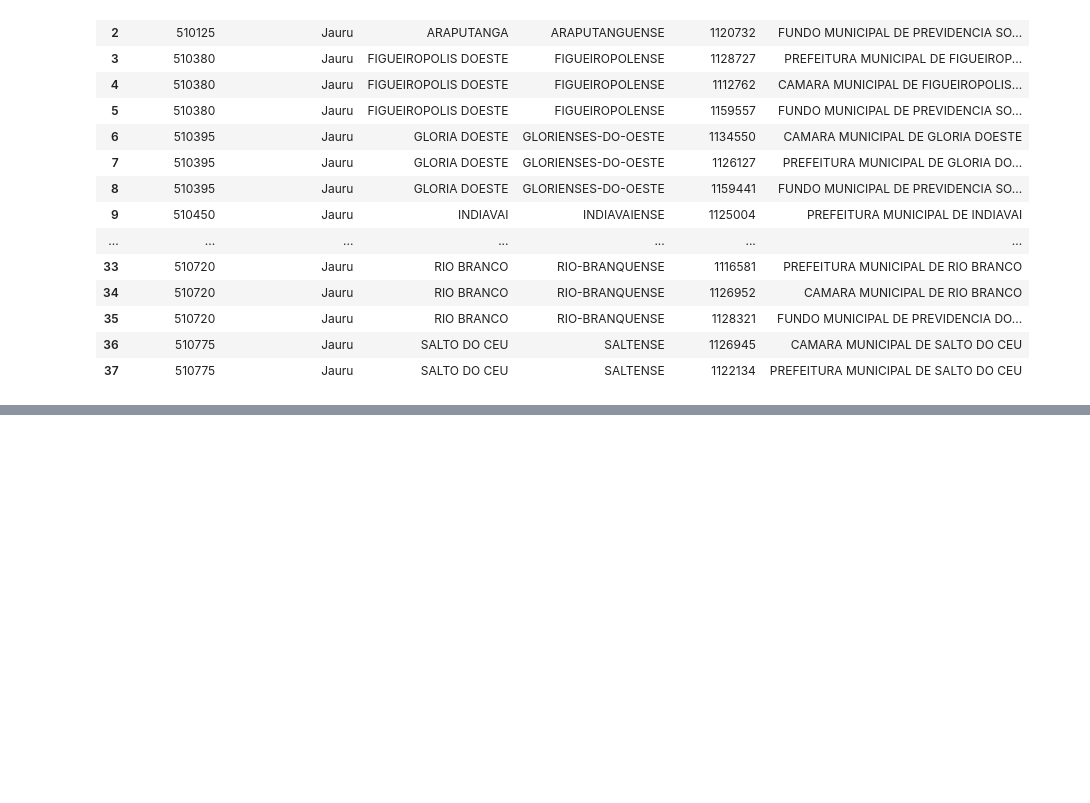
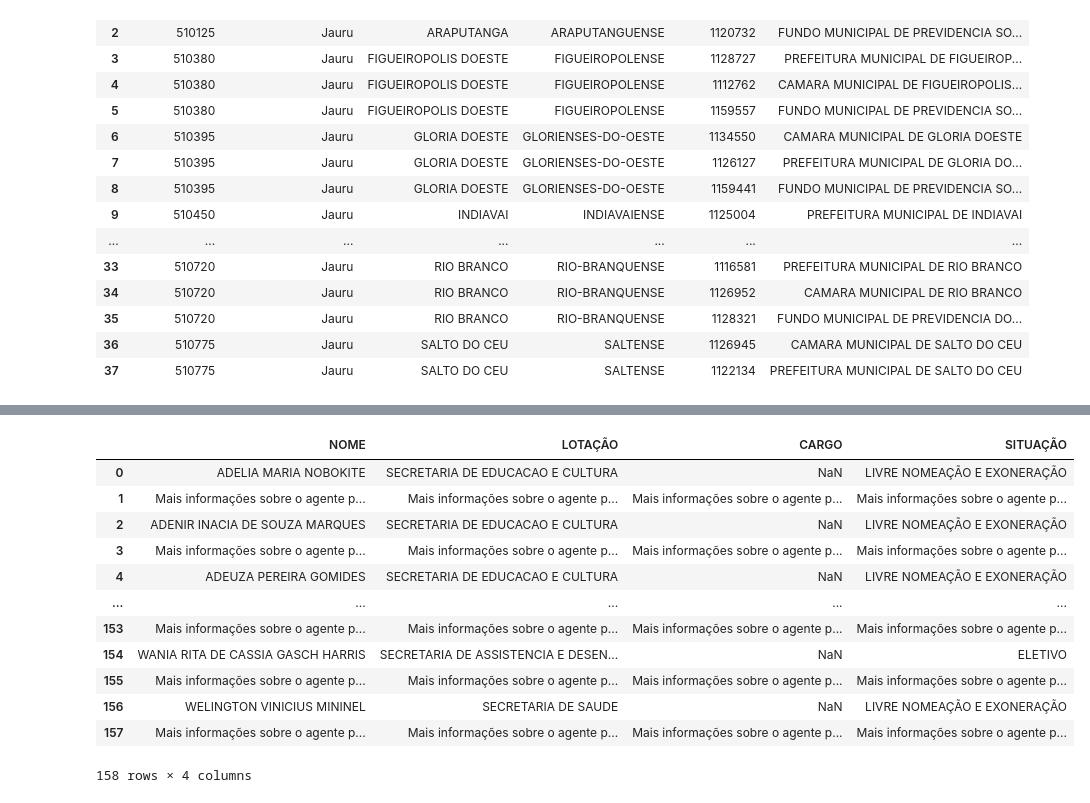
Before and after one commit to ledigofig/Auxilio-Emergencial, a Jupyter notebook: analise_municipios.ipynb, the cells around one changed output, grey strips where cells are left out. Drawn from its saved outputs; the diff is of its cells as text; code cells hidden in the pictures; blank space fills up the shorter version.

Commit message:
Atualização analise Municipios 23/07

```diff
--- a/analise_municipios.ipynb
+++ b/analise_municipios.ipynb
@@ -469,3 +469,6 @@ seleciona_prefeitura
 | 9 | 510715 | Jauru | RESERVA DO CABACAL | RESERVENSE | 1125145 | PREFEITURA MUNICIPAL DE RESERVA D... |
 | 10 | 510720 | Jauru | RIO BRANCO | RIO-BRANQUENSE | 1116581 | PREFEITURA MUNICIPAL DE RIO BRANCO |
 | 11 | 510775 | Jauru | SALTO DO CEU | SALTENSE | 1122134 | PREFEITURA MUNICIPAL DE SALTO DO CEU |
+# %%
+ato_pessoal_tce_anos = list(range(2011,2021))
+print(pessoa_tce_anos)
@@ -471,0 +479,6 @@ seleciona_prefeitura
+# %%
+for x in ato_pessoal_tce_anos:
+    r = requests.get('https://cidadao.tce.mt.gov.br/pessoal/lista?exercicio={}&situacao=situacao[]%3DEFETIVO%26situacao[]%3DELETIVO%26situacao[]%3DLIVRE%2BNOMEA%25C7%25C3O%2BE%2BEXONERA%25C7%25C3O&municipio=510125&ent_codigo=1121375&lotacao='.format(x))
+    print(x)
+
+print(r.text)
@@ -471,0 +503,18 @@ seleciona_prefeitura
+# %%
+dataframetce = pd.read_html(r.text)
+# %%
+dataframetce[1]
+# %% [output]
+|  | NOME | LOTAÇÃO | CARGO | SITUAÇÃO |
+| 0 | ADELIA MARIA NOBOKITE | SECRETARIA DE EDUCACAO E CULTURA | NaN | LIVRE NOMEAÇÃO E EXONERAÇÃO |
+| 1 | Mais informações sobre o agente p... | Mais informações sobre o agente p... | Mais informações sobre o agente p... | Mais informações sobre o agente p... |
+| 2 | ADENIR INACIA DE SOUZA MARQUES | SECRETARIA DE EDUCACAO E CULTURA | NaN | LIVRE NOMEAÇÃO E EXONERAÇÃO |
+| 3 | Mais informações sobre o agente p... | Mais informações sobre o agente p... | Mais informações sobre o agente p... | Mais informações sobre o agente p... |
+| 4 | ADEUZA PEREIRA GOMIDES | SECRETARIA DE EDUCACAO E CULTURA | NaN | LIVRE NOMEAÇÃO E EXONERAÇÃO |
+| ... | ... | ... | ... | ... |
+| 153 | Mais informações sobre o agente p... | Mais informações sobre o agente p... | Mais informações sobre o agente p... | Mais informações sobre o agente p... |
+| 154 | WANIA RITA DE CASSIA GASCH HARRIS | SECRETARIA DE ASSISTENCIA E DESEN... | NaN | ELETIVO |
+| 155 | Mais informações sobre o agente p... | Mais informações sobre o agente p... | Mais informações sobre o agente p... | Mais informações sobre o agente p... |
+| 156 | WELINGTON VINICIUS MININEL | SECRETARIA DE SAUDE | NaN | LIVRE NOMEAÇÃO E EXONERAÇÃO |
+| 157 | Mais informações sobre o agente p... | Mais informações sobre o agente p... | Mais informações sobre o agente p... | Mais informações sobre o agente p... |
+158 rows × 4 columns
```
Also changed, not shown: parts of 4 cells of this notebook.
